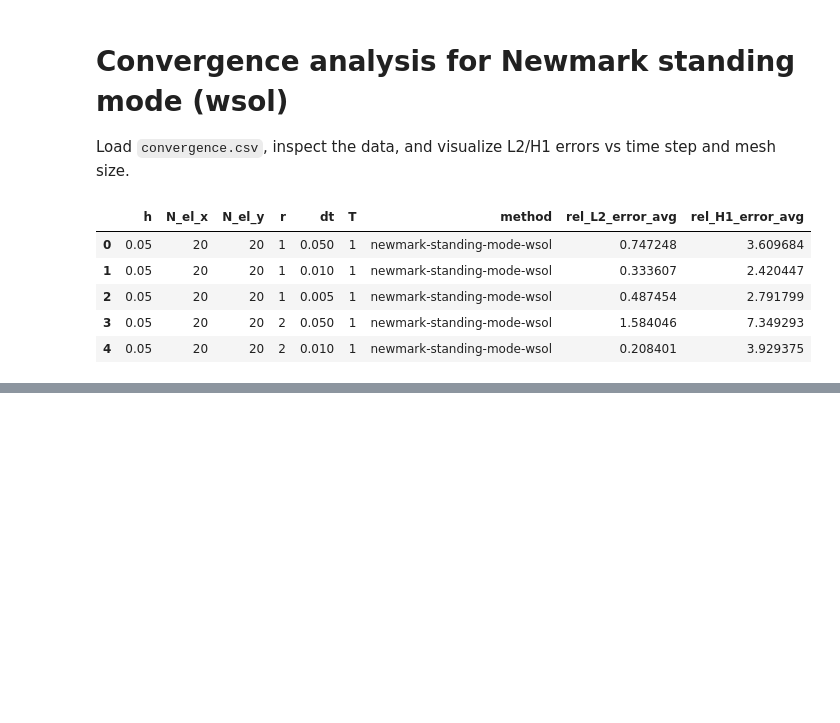
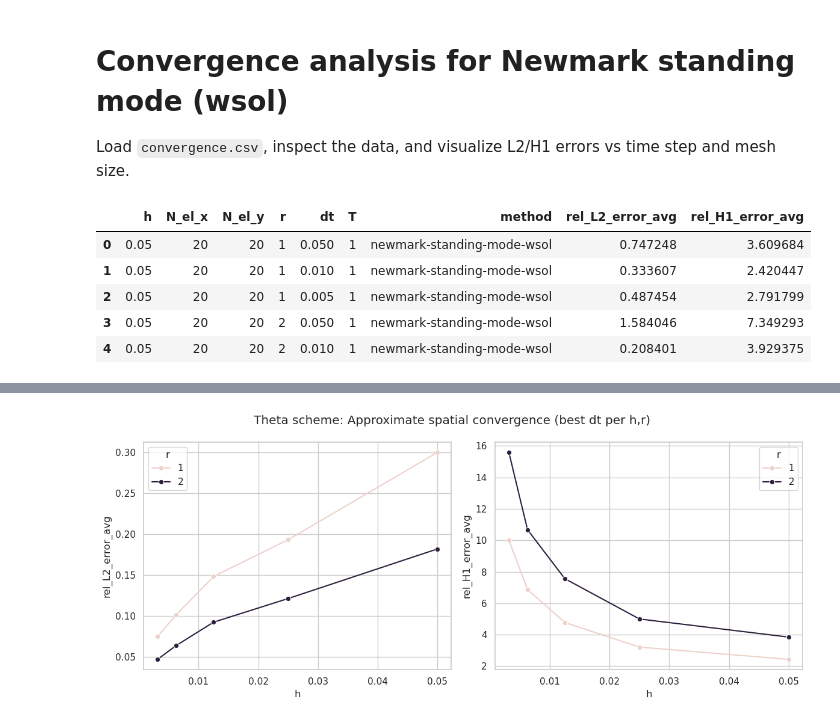
Before and after one commit to AlessandroGhiotto/nmpde-wave-equation, a Jupyter notebook: Analysis/convergence_analysis.ipynb, the cells around one changed output, grey strips where cells are left out. Saved outputs shown, nothing was run; the diff lists cells and outputs as text; code cells hidden in the pictures; blank space fills up the shorter version.

```diff
--- a/Analysis/convergence_analysis.ipynb
+++ b/Analysis/convergence_analysis.ipynb
@@ -54,0 +88,14 @@ plt.tight_layout()
+# %%
+# Spatial convergence for theta: pick smallest dt per (h, r) to approximate spatial error using seaborn
+best_dt_theta = df_theta.groupby(['h', 'r']).apply(lambda g: g.loc[g['dt'].idxmin()]).reset_index(drop=True)
+fig, axes = plt.subplots(1, 2, figsize=(12, 5), sharex=True)
+sns.lineplot(data=best_dt_theta, x='h', y='rel_L2_error_avg', hue='r', marker='o', ax=axes[0])
+sns.lineplot(data=best_dt_theta, x='h', y='rel_H1_error_avg', hue='r', marker='o', ax=axes[1])
+# for ax, ylabel in zip(axes, ['rel_L2_error_avg', 'rel_H1_error_avg']):
+#     ax.set_xscale('log'); ax.set_yscale('log')
+#     ax.set_xlabel('h'); ax.set_ylabel(ylabel)
+axes[0].legend(title='r'); axes[1].legend(title='r')
+fig.suptitle('Theta scheme: Approximate spatial convergence (best dt per h,r)');
+plt.tight_layout()
+# %% [output]
+[figure, added]
```
Also changed, not shown: parts of 5 cells of this notebook, 1 other file.
